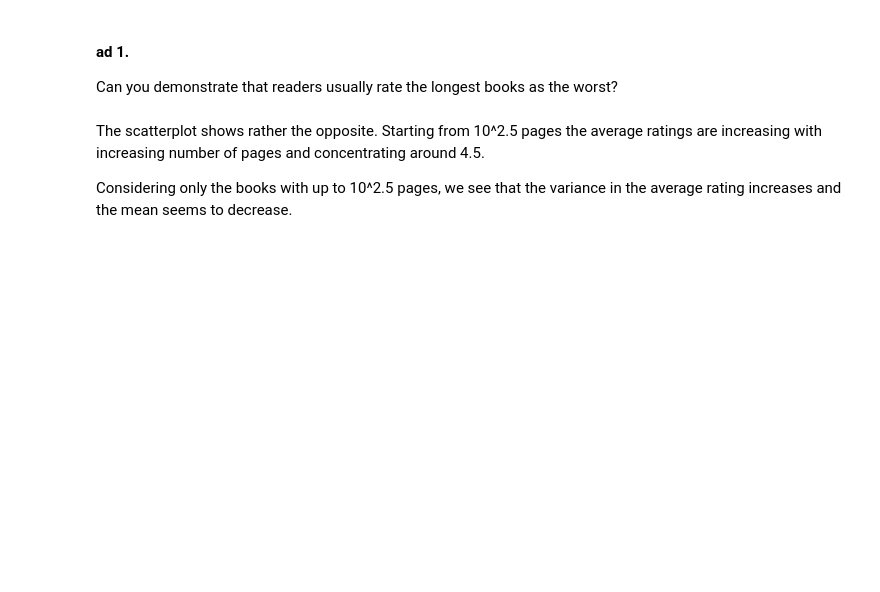
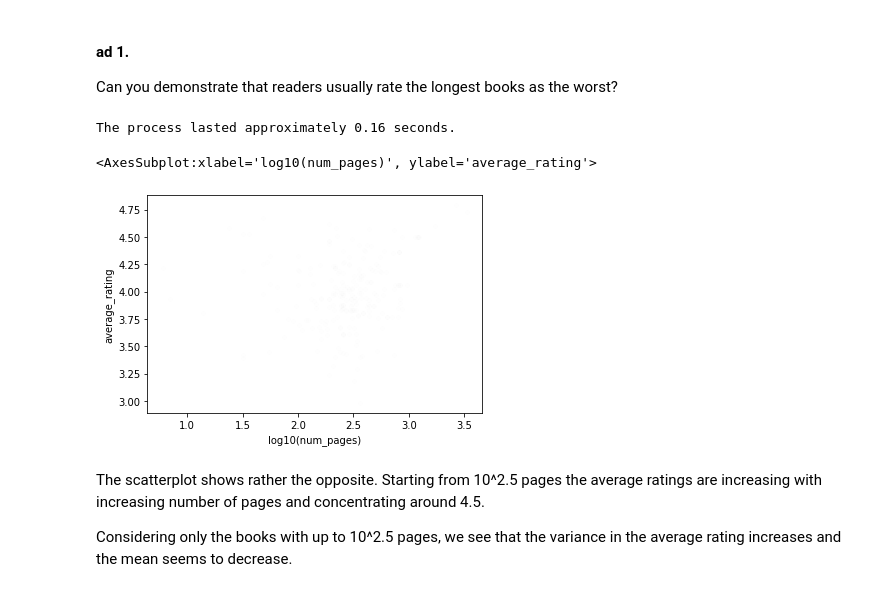
Before and after one commit to desterote753/ADM-HW2-Group3, a Jupyter notebook: rq7_and_8.ipynb, the cells around one changed output. Drawn from its saved outputs; the diff is of its cells as text; code cells hidden in the pictures; blank space fills up the shorter version.

```diff
--- a/rq7_and_8.ipynb
+++ b/rq7_and_8.ipynb
@@ -81,7 +103,11 @@ Charts, statistical tests, and analysis methods are splendid tools to illustrate
 Can you demonstrate that readers usually rate the longest books as the worst?
 # %%
 books_df = processing.answer_rq_8_1(data_path)
-books_df.plot.scatter(y='average_rating', x='log(num_pages)', alpha = 0.002)
+books_df.plot.scatter(y='average_rating', x='log10(num_pages)', alpha = 0.002)
+# %% [output]
+The process lasted approximately 0.16 seconds.
+<AxesSubplot:xlabel='log10(num_pages)', ylabel='average_rating'>
+[figure, added]
 # %% [markdown]
 The scatterplot shows rather the opposite. Starting from 10^2.5 pages the average ratings are increasing with increasing number of pages and concentrating around 4.5.
 
```
Also changed, not shown: parts of 11 cells of this notebook, 1 other file.
